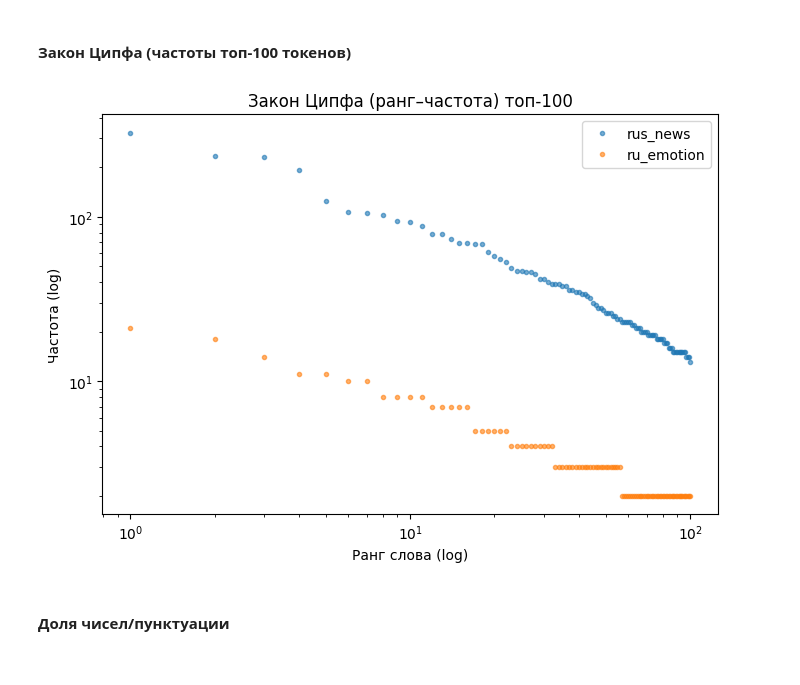
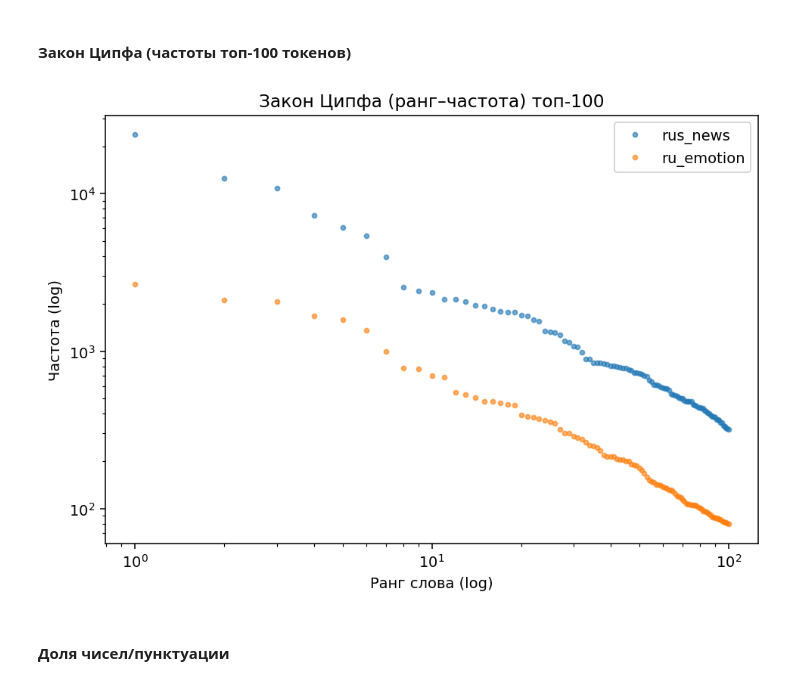
Before and after one commit to liminalvoid/nlp, a Jupyter notebook: sem_2.ipynb, the cells around one changed output. Drawn from its saved outputs; the diff is of its cells as text; code cells hidden in the pictures.

```diff
--- a/sem_2.ipynb
+++ b/sem_2.ipynb
@@ -69,8 +69,8 @@ from collections import Counter
 from typing import List
 
 
-TOKEN_RE = re.compile(r"[A-Za-z']+")
-simple_tokenize = lambda text: TOKEN_RE.findall(text.lower())
+TOKEN_RE = re.compile(r"[А-Яа-яЁё]+(?:-[А-Яа-яЁё]+)?")
+simple_tokenize = lambda text, regex: regex.findall(text.lower())
 
 
 def log_odds_with_smoothing(counts_a: Counter, counts_b: Counter, alpha: float = 0.1):
@@ -89,32 +89,22 @@ def log_odds_with_smoothing(counts_a: Counter, counts_b: Counter, alpha: float =
     return deltas
 
 
-def count_tokens(texts):
-    c = Counter()
-
+def get_tokens(texts, regex=TOKEN_RE):
     for t in texts:
         if t:
-            c.update(simple_tokenize(t.lower()))
-
-    return c
-
-
-def
+            yield from simple_tokenize(t, regex)
 
 
 def top_log_odds_words(
-        texts_a: List[str],
-        texts_b: List[str],
+        texts_a: Counter,
+        texts_b: Counter,
         top_n: int = 25,
         alpha: float = 0.1
 ):
     """
     Функция для калькуляции log-odds для токенов.
     """
-    ca = count_tokens(texts_a)
-    cb = count_tokens(texts_b)
-
-    deltas = log_odds_with_smoothing(ca, cb, alpha=alpha)
+    deltas = log_odds_with_smoothing(texts_a, texts_b, alpha=alpha)
     pos = sorted(deltas.items(), key=lambda x: x[1], reverse=True)[:top_n]
     neg = sorted(deltas.items(), key=lambda x: x[1])[:top_n]
 
@@ -125,13 +115,18 @@ Log-odds для подвыборок.
 import pandas as pd
 
 
-pos, neg = top_log_odds_words(rus_news_train, emotion_train, top_n=30)
+rus_news_cnt = Counter(get_tokens(rus_news_train))
+ru_emotion_cnt = Counter(get_tokens(emotion_train))
+pos, neg = top_log_odds_words(rus_news_cnt, ru_emotion_cnt, top_n=30)
+
+rus_news_vs_emotions = pd.DataFrame(pos, columns=["word", "∆(rus_news - emotion)"])
+emotions_vs_rus_news = pd.DataFrame(neg, columns=["word", "∆(emotion - rus_news)"])
 
 print("Топ-слова для rus_news (против emotion):")
-display(pd.DataFrame(pos, columns=["word", "∆(rus_news - emotion)"]))
+display(rus_news_vs_emotions)
 
 print("Топ-слова для emotion (против rus_news):")
-display(pd.DataFrame(neg, columns=["word", "∆(emotion - rus_news)"]))
+display(emotions_vs_rus_news)
 # %% [output]
 Топ-слова для rus_news (против emotion):
 |  | word | ∆(rus_news - emotion) |
@@ -174 +171,3 @@ display(pd.DataFrame(neg, columns=["word", "∆(emotion - rus_news)"]))
+# %%
+plt.rcParams["figure.dpi"] = 140
 # %% [markdown]
@@ -200,43 +199,39 @@ plt.show()
 # %% [markdown]
 #### Закон Ципфа (частоты топ-100 токенов)
 # %%
-# Zipf данные
-rus_news_cnt = count_tokens(rus_news_train)
-ru_emotion_cnt = count_tokens(emotion_train)
-
 news_freqs_sorted = np.array([v for _, v in rus_news_cnt.most_common(100)])
 news_ranks = np.arange(1, len(news_freqs_sorted) + 1)
 
 emotion_freqs_sorted = np.array([v for _, v in ru_emotion_cnt.most_common(100)])
 emotion_ranks = np.arange(1, len(emotion_freqs_sorted) + 1)
 
 # 3.1 Zipf log-log
 plt.figure(figsize=(7,5))
 # news
 plt.loglog(
     news_ranks,
     news_freqs_sorted,
     marker=".",
     linestyle="none",
     label="rus_news",
     alpha=0.6,
 )
 # emotion
 plt.loglog(
     emotion_ranks,
     emotion_freqs_sorted,
     marker=".",
     linestyle="none",
     label="ru_emotion",
     alpha=0.6,
 )
 plt.legend()
 plt.title("Закон Ципфа (ранг–частота) топ-100")
 plt.xlabel("Ранг слова (log)")
 plt.ylabel("Частота (log)")
 plt.tight_layout()
 plt.show()
 # %% [output]
-[figure, old version]
+[figure, new version]
 # %% [markdown]
 #### Доля чисел/пунктуации
```
Also changed, not shown: parts of 22 cells of this notebook.
